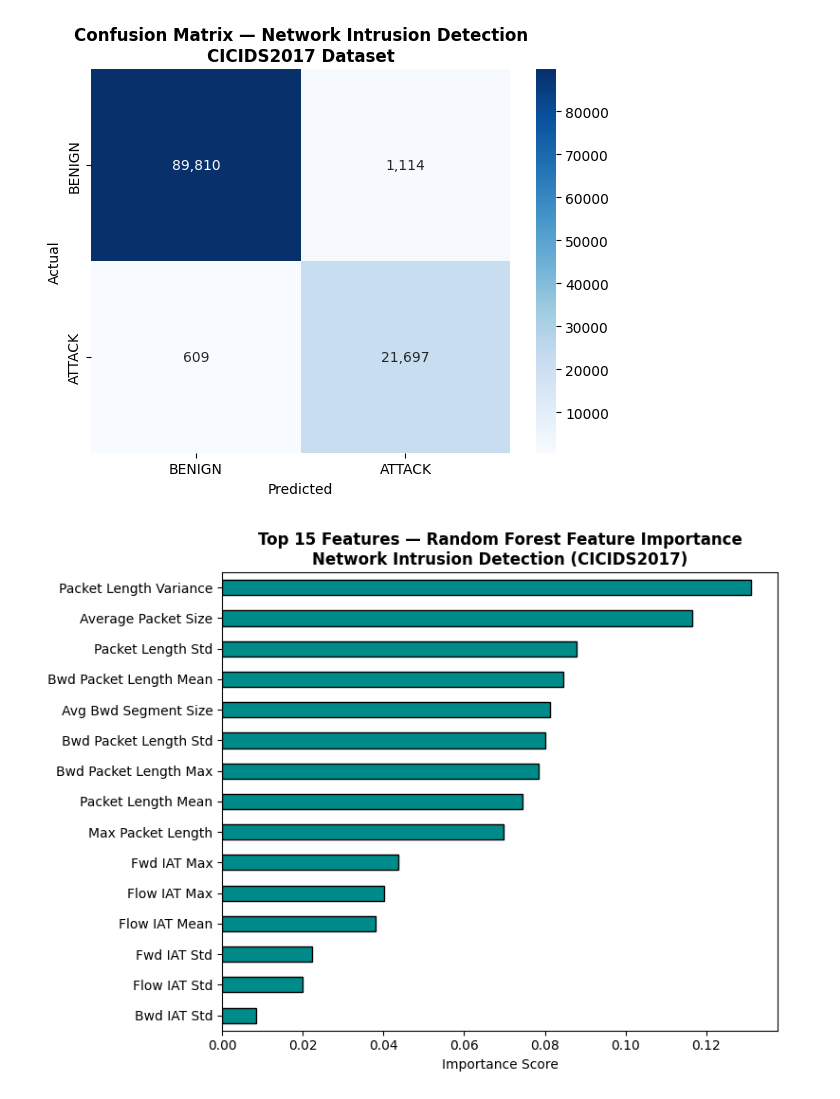
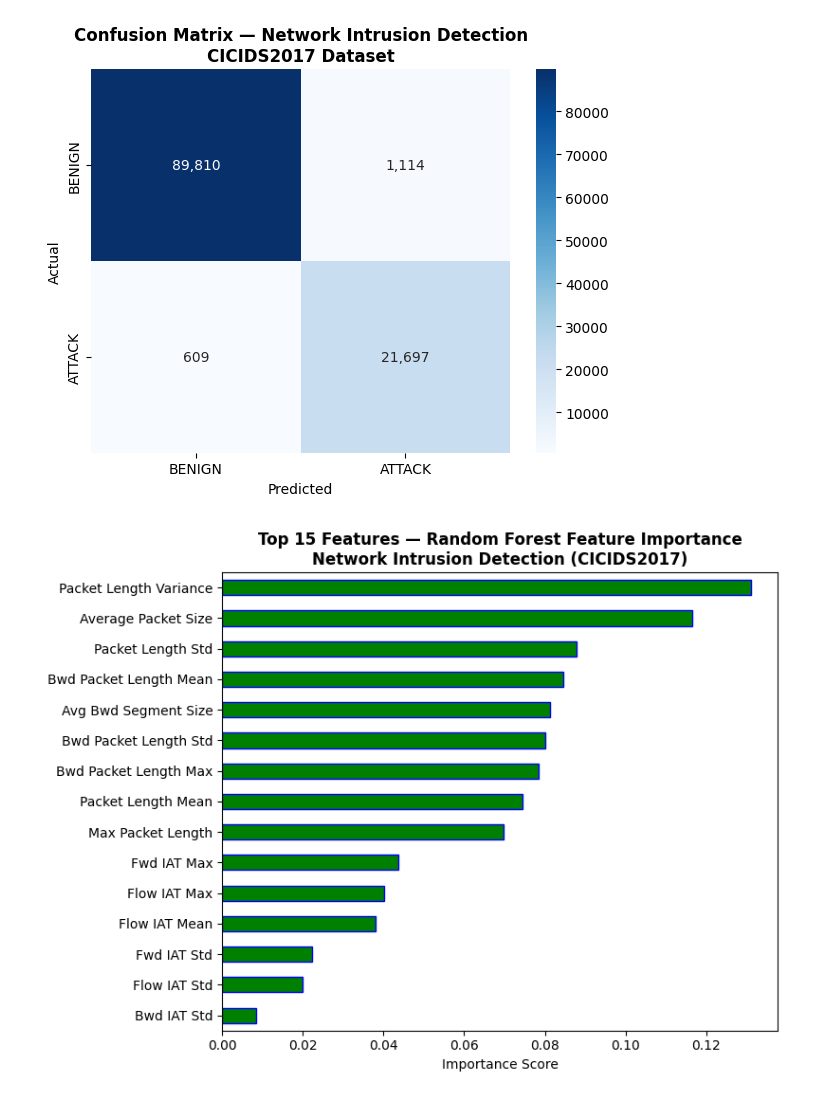
Before and after one commit to Kennedy216/DIGITAL-HEALTH-INTEROPERABILITY-HIR-R4-Interoperability-Implementation, a Jupyter notebook: Untitled337.ipynb, the cells around one changed output. Saved outputs shown, nothing was run; the diff lists cells and outputs as text; code cells hidden in the pictures.

```diff
--- a/Untitled337.ipynb
+++ b/Untitled337.ipynb
@@ -5,7 +5,7 @@ import os
 import glob
 
 # Your exact access token is placed right here
-KAGGLE_TOKEN = "KGAT_461f3f58868ccb104638fcf5f04aeb9d"
+KAGGLE_TOKEN = ""
 
 # Set up the hidden folder structure that Kaggle's client uses for Access Tokens
 !mkdir -p ~/.kaggle
@@ -15,7 +15,7 @@ with open(os.path.expanduser('~/.kaggle/access_token'), 'w') as f:
 # Set the secure permissions required by Kaggle
 !chmod 600 ~/.kaggle/access_token
 
-print("--- Authentication Successful! Starting Dataset Download... ---")
+print("Authentication Successful! Starting Dataset Download...")
 
 # Download the network intrusion dataset directly into Colab
 !kaggle datasets download -d chethuhn/network-intrusion-dataset
@@ -25,7 +25,7 @@ print("--- Extracting Network Traffic Logs into 'cicids2017' folder... ---")
 # Unzip the raw data into a dedicated folder
 !unzip -q network-intrusion-dataset.zip -d cicids2017
 
-print("--- Download and Extraction Complete! ---")
+print("Download and Extraction Complete! ")
 
 # Check that the files are ready for analysis
 csv_files = glob.glob("cicids2017/*.csv")
@@ -281,14 +281,14 @@ plt.show()
 # %%
 importances = pd.Series(rf.feature_importances_, index=top_features)
 importances = importances.sort_values(ascending=True).tail(15)
 
 fig, ax = plt.subplots(figsize=(8, 6))
-importances.plot(kind='barh', ax=ax, color='darkcyan', edgecolor='black')
+importances.plot(kind='barh', ax=ax, color='green', edgecolor='blue')
 ax.set_title('Top 15 Features — Random Forest Feature Importance\nNetwork Intrusion Detection (CICIDS2017)',
              fontweight='bold')
 ax.set_xlabel('Importance Score')
 plt.tight_layout()
 plt.savefig('feature_importance.png', dpi=150)
 plt.show()
 # %% [output]
-[figure, old version]
+[figure, new version]
```
Also changed, not shown: parts of 1 cell of this notebook.
